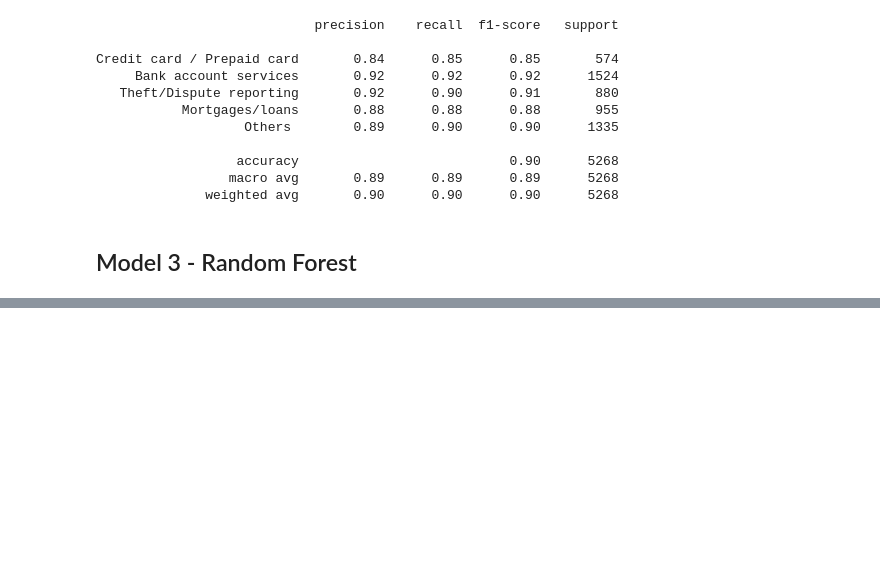
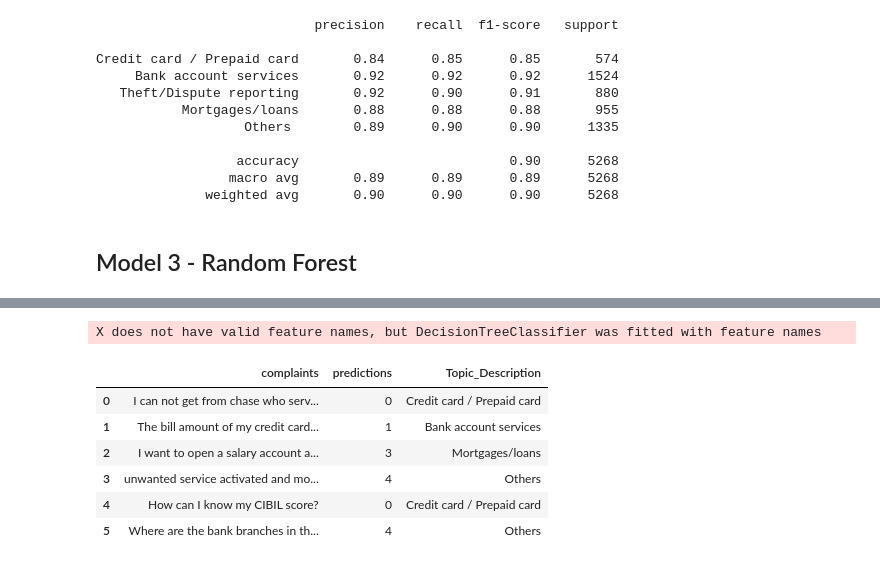
Before and after one commit to hargurjeet/NLP_Automatic_Ticket_Classification, a Jupyter notebook: automatic-ticket-classification-assignment-kaggle.ipynb, the cells around one changed output, grey strips where cells are left out. Saved outputs shown, nothing was run; the diff lists cells and outputs as text; code cells hidden in the pictures; blank space fills up the shorter version.

Commit message:
Kaggle Notebook | Automatic_Ticket_Classification_Assignment_Kaggle | final version

```diff
--- a/automatic-ticket-classification-assignment-kaggle.ipynb
+++ b/automatic-ticket-classification-assignment-kaggle.ipynb
@@ -841,0 +854,9 @@ print(classification_report(y_test, y_pred, target_names=target_names))
+# %%
+# Create a dataframe of some sample customer complaints
+df_custom = pd.DataFrame({'complaints': ["I can not get from chase who services my mortgage, who owns it and who has original loan docs",
+                                  "The bill amount of my credit card was debited twice. Please look into the matter and resolve at the earliest.",
+                                  "I want to open a salary account at your downtown branch. Please provide me the procedure.",
+                                  "unwanted service activated and money deducted automatically ",
+                                  "How can I know my CIBIL score?",
+                                  "Where are the bank branches in the city of Patna?"]})
+df_custom
@@ -841,0 +871,39 @@ print(classification_report(y_test, y_pred, target_names=target_names))
+# %%
+X_new_count = vectorizer.transform(text)
+X_new_tfidf = tfidf_transformer.transform(X_new_count)
+prediction = clf.predict(X_new_tfidf)
+# %%
+df_custom['predictions'] = ''
+
+# Iterate over the values in the 'text' column
+for i, text in enumerate(df_custom['complaints']):
+    # Apply the transformations to each value
+    X_new_count = vectorizer.transform([text])
+    X_new_tfidf = tfidf_transformer.transform(X_new_count)
+    # Obtain the predictions
+    prediction = clf.predict(X_new_tfidf)
+    # Store the predictions in the new column
+    df_custom.loc[i, 'predictions'] = prediction[0]
+# %% [output]
+X does not have valid feature names, but DecisionTreeClassifier was fitted with feature names
+# %%
+Topic_names = {
+    0: 'Credit card / Prepaid card',
+    1: 'Bank account services',
+    2: 'Theft/Dispute reporting',
+    3: 'Mortgages/loans',
+    4: 'Others ',
+}
+
+#Replace Topics with Topic Names
+df_custom['Topic_Description'] = df_custom['predictions'].map(Topic_names)
+
+df_custom
+# %% [output]
+|  | complaints | predictions | Topic_Description |
+| 0 | I can not get from chase who serv... | 0 | Credit card / Prepaid card |
+| 1 | The bill amount of my credit card... | 1 | Bank account services |
+| 2 | I want to open a salary account a... | 3 | Mortgages/loans |
+| 3 | unwanted service activated and mo... | 4 | Others |
+| 4 | How can I know my CIBIL score? | 0 | Credit card / Prepaid card |
+| 5 | Where are the bank branches in th... | 4 | Others |
```
Also changed, not shown: parts of 2 cells of this notebook.
